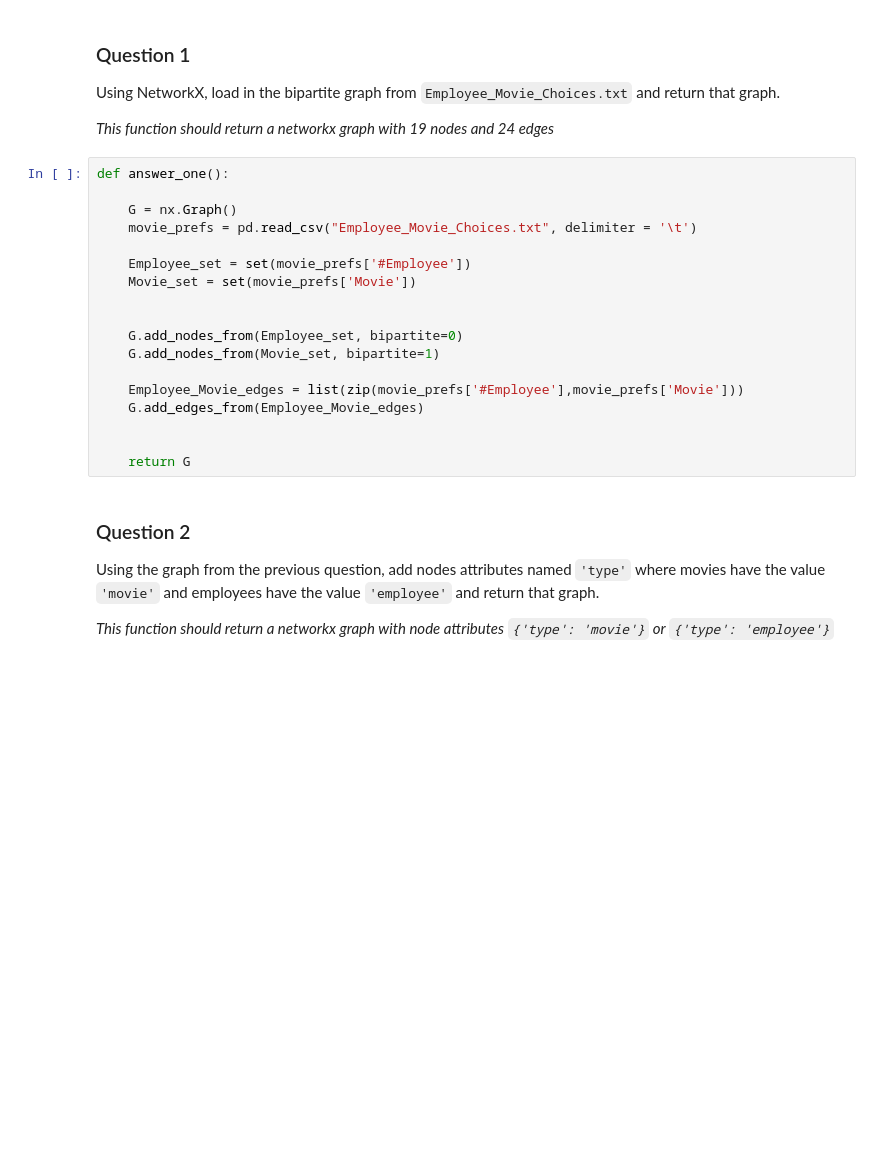
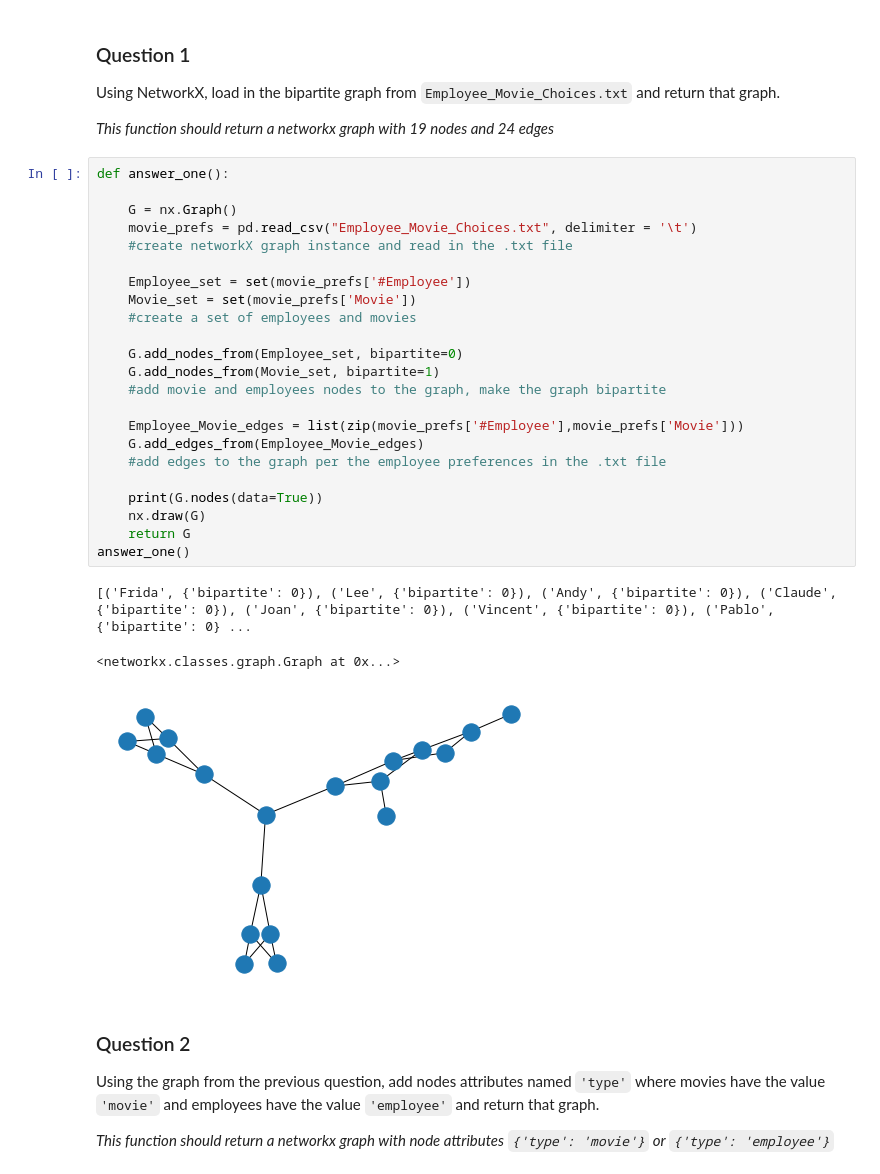
Before and after one commit to AustinChase/Applied_Data_Science, a Jupyter notebook: Module_5/Assignment+1.ipynb, the cells around one changed output. Drawn from its saved outputs; the diff is of its cells as text; blank space fills up the shorter version.

Commit message:
added some print statements and graph visualizations. Need to update nx.from_pandas_dataframe, not supported in newer version of networkx

```diff
--- a/Module_5/Assignment+1.ipynb
+++ b/Module_5/Assignment+1.ipynb
@@ -76,21 +76,30 @@ Using NetworkX, load in the bipartite graph from `Employee_Movie_Choices.txt` an
 # %%
 def answer_one():
 
     G = nx.Graph()
     movie_prefs = pd.read_csv("Employee_Movie_Choices.txt", delimiter = '\t')
+    #create networkX graph instance and read in the .txt file
 
     Employee_set = set(movie_prefs['#Employee'])
     Movie_set = set(movie_prefs['Movie'])
-
+    #create a set of employees and movies
 
     G.add_nodes_from(Employee_set, bipartite=0)
     G.add_nodes_from(Movie_set, bipartite=1)
+    #add movie and employees nodes to the graph, make the graph bipartite
 
     Employee_Movie_edges = list(zip(movie_prefs['#Employee'],movie_prefs['Movie']))
     G.add_edges_from(Employee_Movie_edges)
+    #add edges to the graph per the employee preferences in the .txt file
 
-
+    print(G.nodes(data=True))
+    nx.draw(G)
     return G
+answer_one()
+# %% [output]
+[('Frida', {'bipartite': 0}), ('Lee', {'bipartite': 0}), ('Andy', {'bipartite': 0}), ('Claude', {'bipartite': 0}), ('Joan', {'bipartite': 0}), ('Vincent', {'bipartite': 0}), ('Pablo', {'bipartite': 0} ...
+<networkx.classes.graph.Graph at 0x...>
+[figure, added]
 # %% [markdown]
 ### Question 2
 
```
Also changed, not shown: parts of 3 cells of this notebook.
